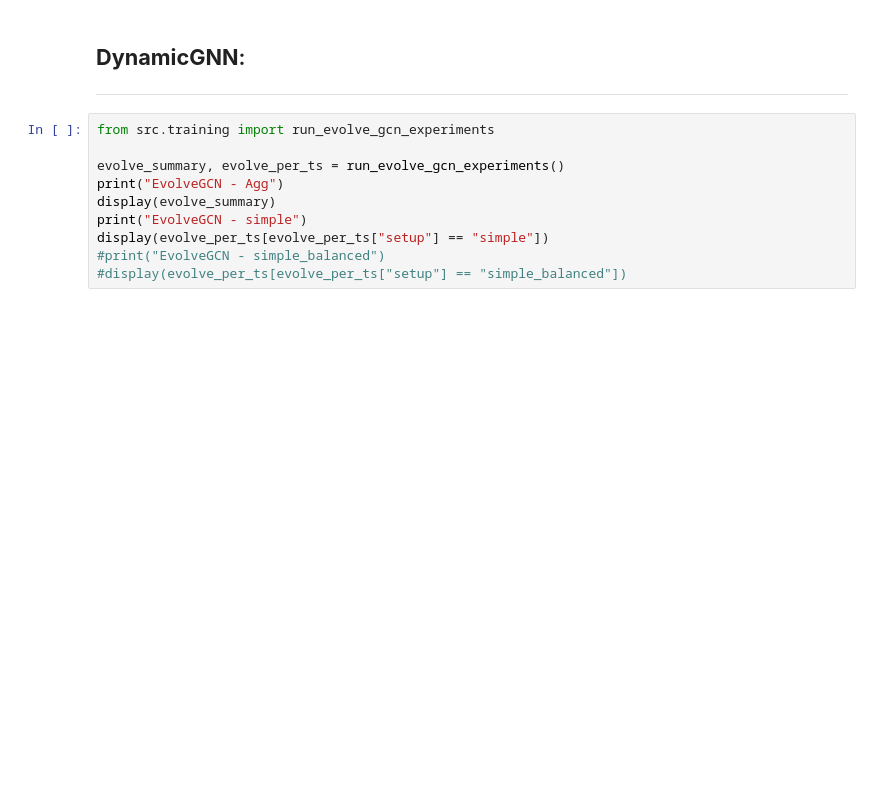
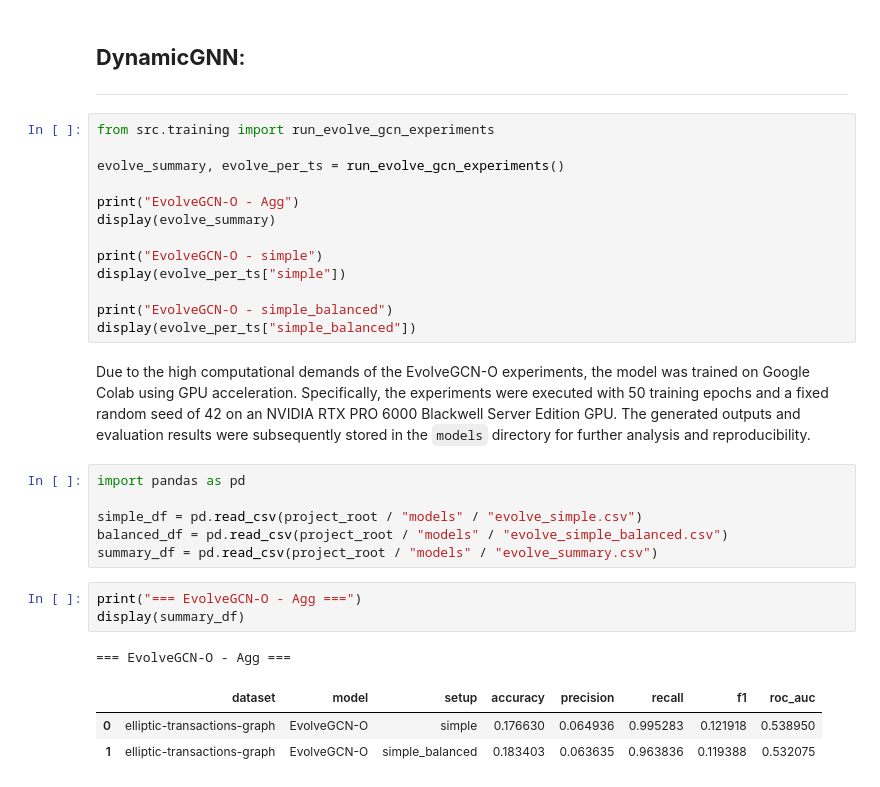
Before and after one commit to SokratisHadjichristodoulou/AML-Thesis, a Jupyter notebook: experiments/rq2_graph_models.ipynb, the cells around one changed output. Cells and saved outputs as stored; diff of their text form; blank space fills up the shorter version.

```diff
--- a/experiments/rq2_graph_models.ipynb
+++ b/experiments/rq2_graph_models.ipynb
@@ -580,9 +583,28 @@ display(sage_per_ts[sage_per_ts["setup"] == "simple_balanced"])
 from src.training import run_evolve_gcn_experiments
 
 evolve_summary, evolve_per_ts = run_evolve_gcn_experiments()
-print("EvolveGCN - Agg")
+
+print("EvolveGCN-O - Agg")
 display(evolve_summary)
-print("EvolveGCN - simple")
-display(evolve_per_ts[evolve_per_ts["setup"] == "simple"])
-#print("EvolveGCN - simple_balanced")
-#display(evolve_per_ts[evolve_per_ts["setup"] == "simple_balanced"])
+
+print("EvolveGCN-O - simple")
+display(evolve_per_ts["simple"])
+
+print("EvolveGCN-O - simple_balanced")
+display(evolve_per_ts["simple_balanced"])
+# %% [markdown]
+Due to the high computational demands of the EvolveGCN-O experiments, the model was trained on Google Colab using GPU acceleration. Specifically, the experiments were executed with 50 training epochs and a fixed random seed of 42 on an NVIDIA RTX PRO 6000 Blackwell Server Edition GPU. The generated outputs and evaluation results were subsequently stored in the `models` directory for further analysis and reproducibility.
+# %%
+import pandas as pd
+
+simple_df = pd.read_csv(project_root / "models" / "evolve_simple.csv")
+balanced_df = pd.read_csv(project_root / "models" / "evolve_simple_balanced.csv")
+summary_df = pd.read_csv(project_root / "models" / "evolve_summary.csv")
+# %%
+print("=== EvolveGCN-O - Agg ===")
+display(summary_df)
+# %% [output]
+=== EvolveGCN-O - Agg ===
+|  | dataset | model | setup | accuracy | precision | recall | f1 | roc_auc |
+| 0 | elliptic-transactions-graph | EvolveGCN-O | simple | 0.176630 | 0.064936 | 0.995283 | 0.121918 | 0.538950 |
+| 1 | elliptic-transactions-graph | EvolveGCN-O | simple_balanced | 0.183403 | 0.063635 | 0.963836 | 0.119388 | 0.532075 |
```
Also changed, not shown: parts of 3 cells of this notebook, 4 other files.
